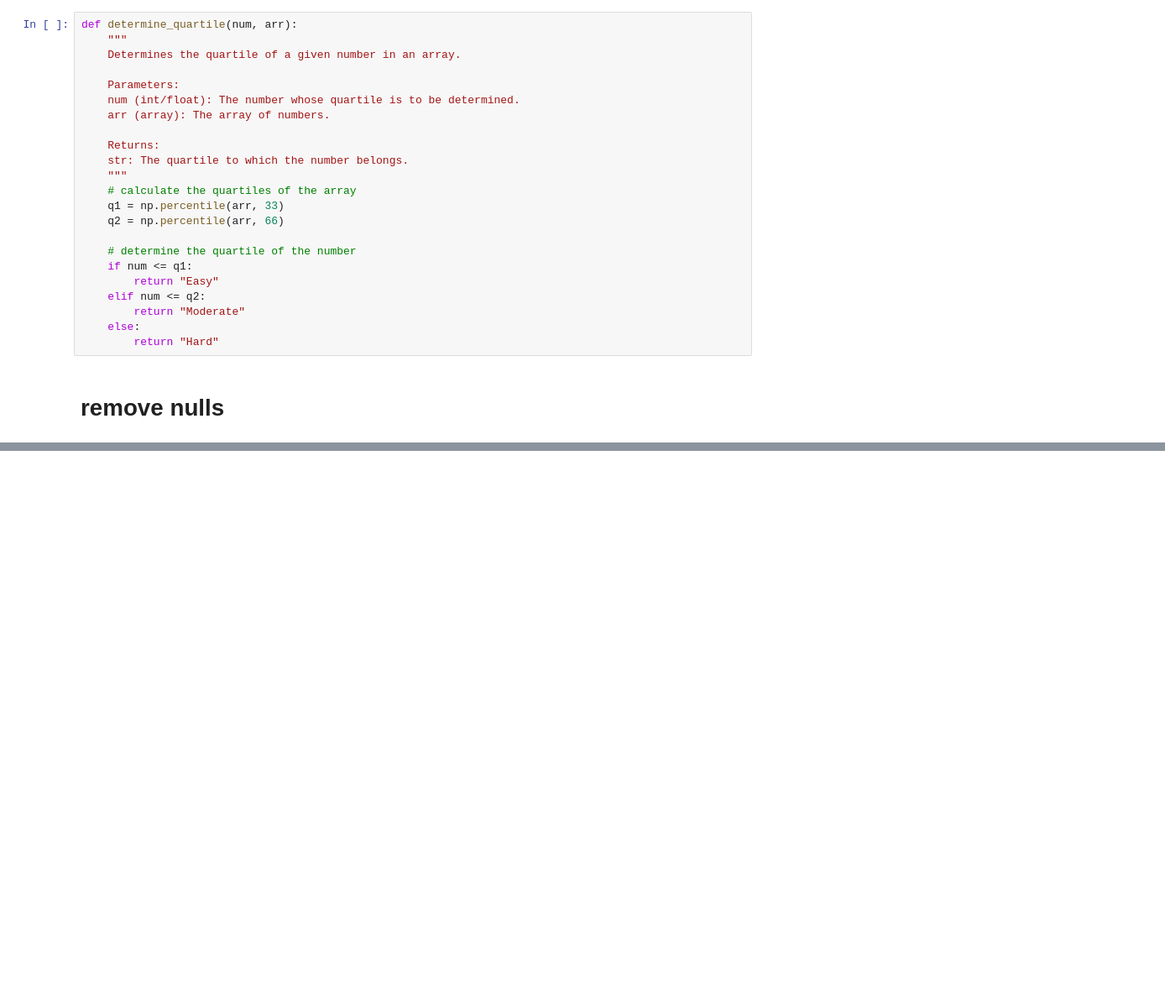
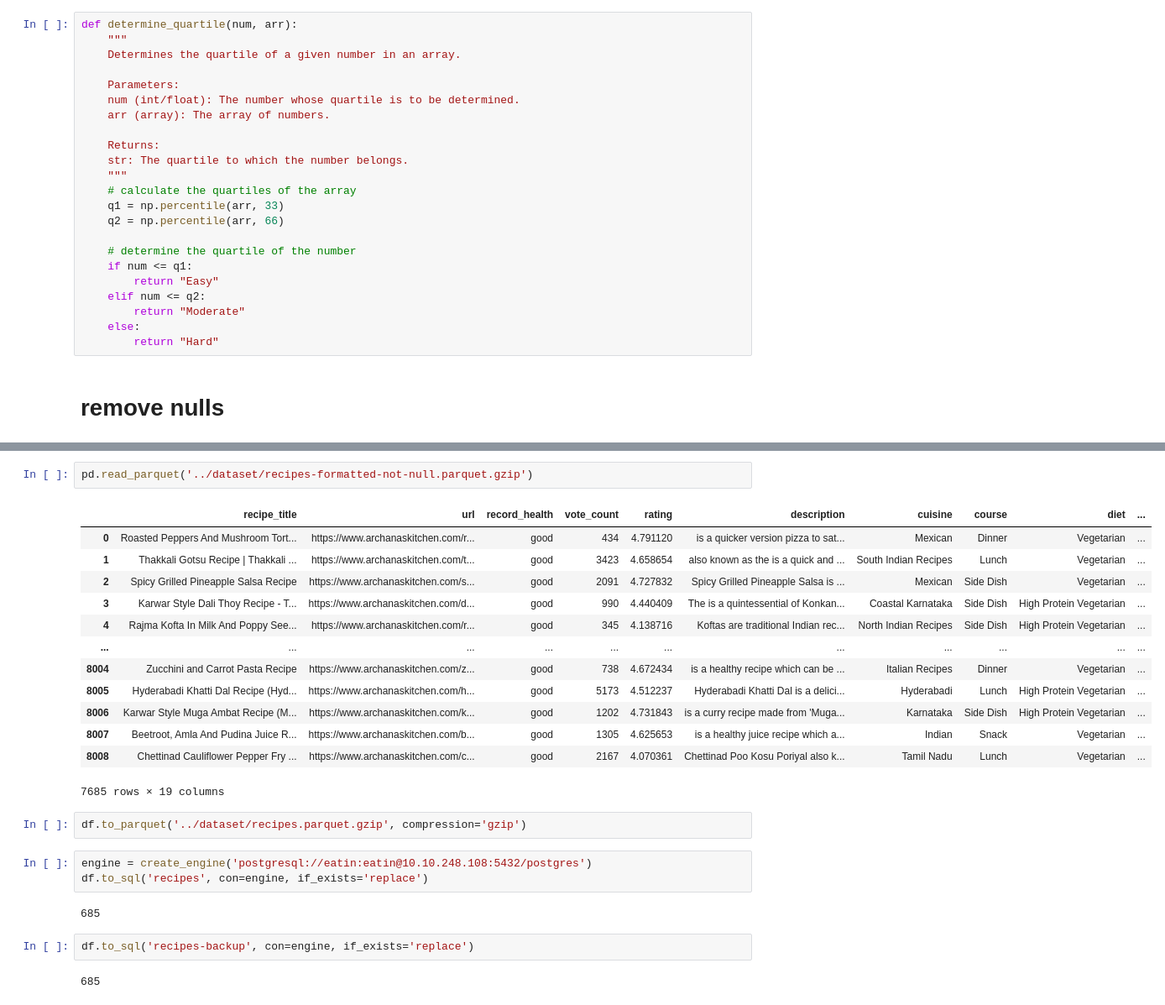
Before and after one commit to Eatin-Project/eatin-python, a Jupyter notebook: notebooks/recipes-dataset-builder.ipynb, the cells around one changed output, grey strips where cells are left out. Shown at 84% size. Cells and saved outputs as stored; diff of their text form; blank space fills up the shorter version.

```diff
--- a/notebooks/recipes-dataset-builder.ipynb
+++ b/notebooks/recipes-dataset-builder.ipynb
@@ -349,0 +425,27 @@ The aliases was originally deprecated in NumPy 1.20; for more details and guidan
+# %%
+pd.read_parquet('../dataset/recipes-formatted-not-null.parquet.gzip')
+# %% [output]
+|  | recipe_title | url | record_health | vote_count | rating | description | cuisine | course | diet | ... |
+| 0 | Roasted Peppers And Mushroom Tort... | https://www.archanaskitchen.com/r... | good | 434 | 4.791120 | is a quicker version pizza to sat... | Mexican | Dinner | Vegetarian | ... |
+| 1 | Thakkali Gotsu Recipe | Thakkali ... | https://www.archanaskitchen.com/t... | good | 3423 | 4.658654 | also known as the is a quick and ... | South Indian Recipes | Lunch | Vegetarian | ... |
+| 2 | Spicy Grilled Pineapple Salsa Recipe | https://www.archanaskitchen.com/s... | good | 2091 | 4.727832 | Spicy Grilled Pineapple Salsa is ... | Mexican | Side Dish | Vegetarian | ... |
+| 3 | Karwar Style Dali Thoy Recipe - T... | https://www.archanaskitchen.com/d... | good | 990 | 4.440409 | The is a quintessential of Konkan... | Coastal Karnataka | Side Dish | High Protein Vegetarian | ... |
+| 4 | Rajma Kofta In Milk And Poppy See... | https://www.archanaskitchen.com/r... | good | 345 | 4.138716 | Koftas are traditional Indian rec... | North Indian Recipes | Side Dish | High Protein Vegetarian | ... |
+| ... | ... | ... | ... | ... | ... | ... | ... | ... | ... | ... |
+| 8004 | Zucchini and Carrot Pasta Recipe | https://www.archanaskitchen.com/z... | good | 738 | 4.672434 | is a healthy recipe which can be ... | Italian Recipes | Dinner | Vegetarian | ... |
+| 8005 | Hyderabadi Khatti Dal Recipe (Hyd... | https://www.archanaskitchen.com/h... | good | 5173 | 4.512237 | Hyderabadi Khatti Dal is a delici... | Hyderabadi | Lunch | High Protein Vegetarian | ... |
+| 8006 | Karwar Style Muga Ambat Recipe (M... | https://www.archanaskitchen.com/k... | good | 1202 | 4.731843 | is a curry recipe made from 'Muga... | Karnataka | Side Dish | High Protein Vegetarian | ... |
+| 8007 | Beetroot, Amla And Pudina Juice R... | https://www.archanaskitchen.com/b... | good | 1305 | 4.625653 | is a healthy juice recipe which a... | Indian | Snack | Vegetarian | ... |
+| 8008 | Chettinad Cauliflower Pepper Fry ... | https://www.archanaskitchen.com/c... | good | 2167 | 4.070361 | Chettinad Poo Kosu Poriyal also k... | Tamil Nadu | Lunch | Vegetarian | ... |
+7685 rows × 19 columns
+# %%
+df.to_parquet('../dataset/recipes.parquet.gzip', compression='gzip')
+# %%
+engine = create_engine('postgresql://eatin:eatin@10.10.248.108:5432/postgres')
+df.to_sql('recipes', con=engine, if_exists='replace')
+# %% [output]
+685
+# %%
+df.to_sql('recipes-backup', con=engine, if_exists='replace')
+# %% [output]
+685
```
Also changed, not shown: parts of 21 cells of this notebook, 2 other files.
